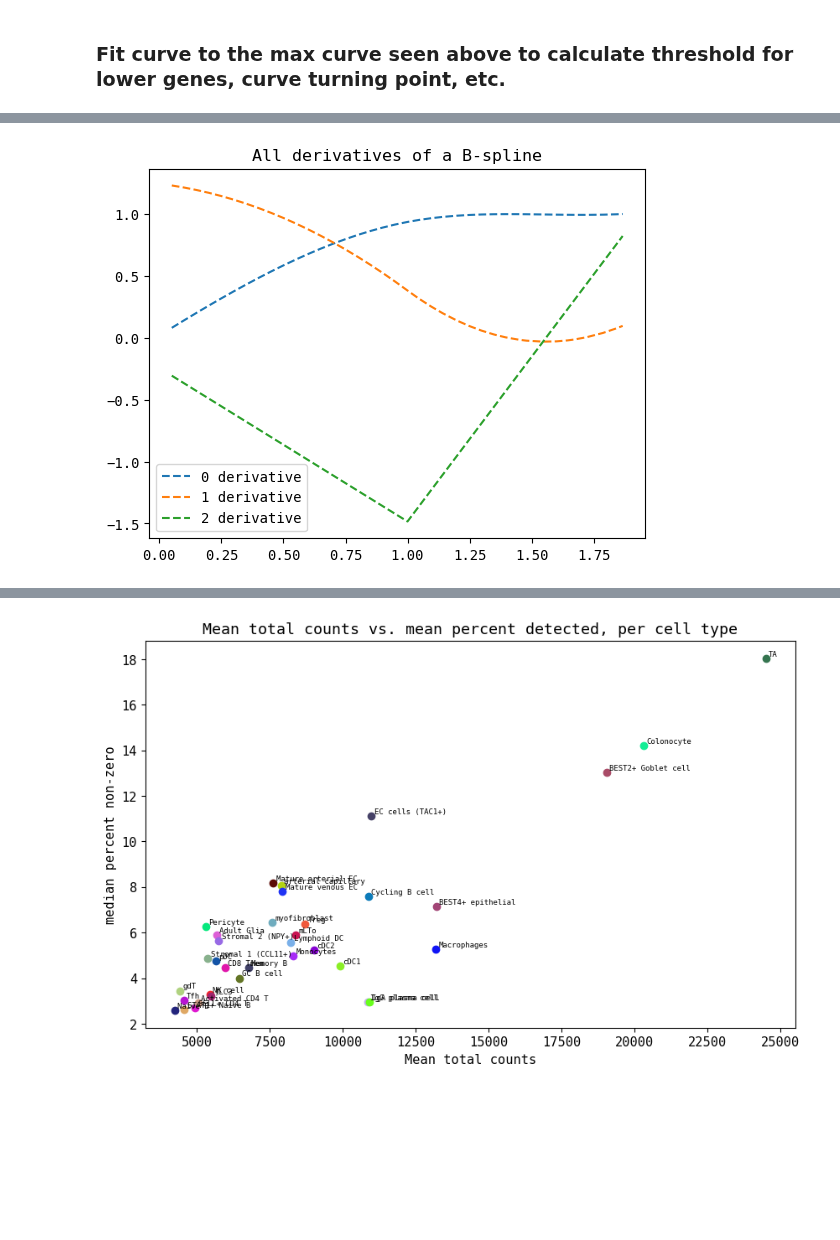
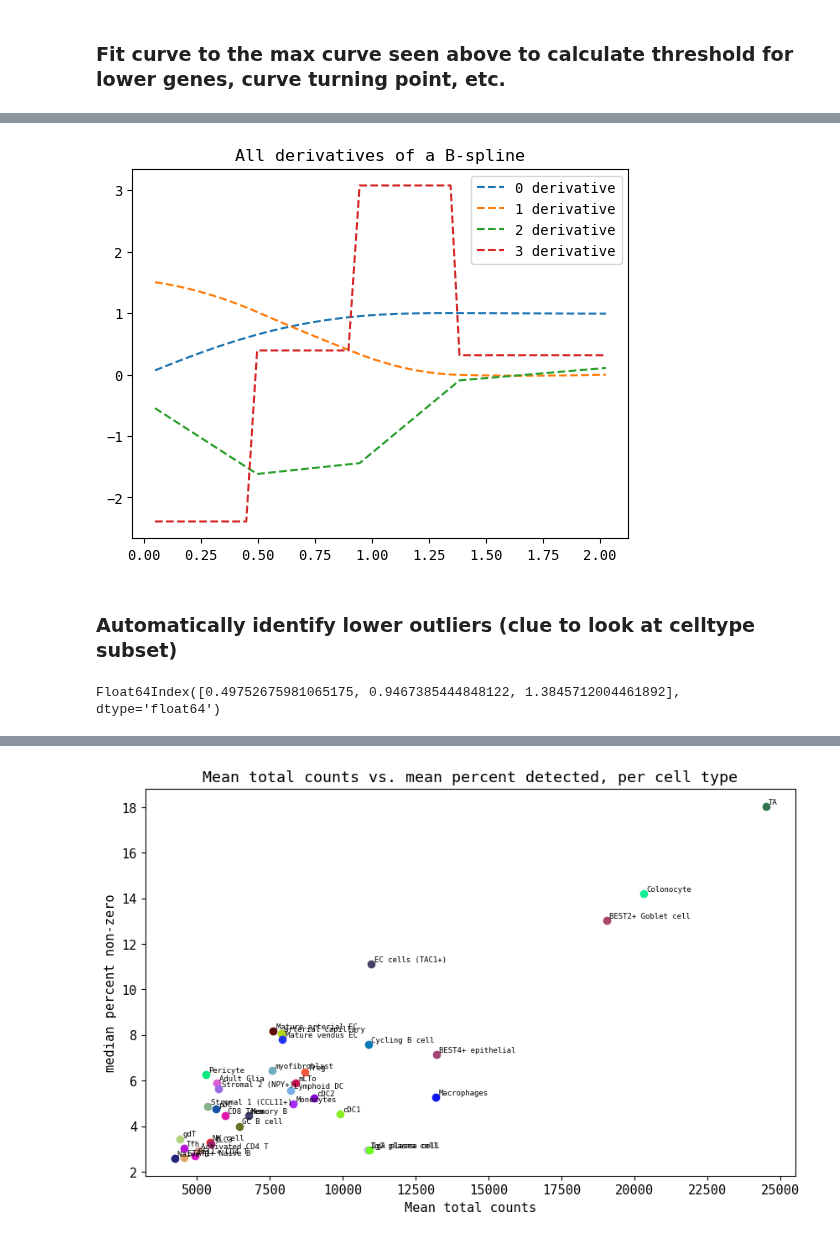
Before and after one commit to chickaroo/genereporter, a Jupyter notebook: src/pipeline.ipynb, the cells around one changed output, grey strips where cells are left out. Cells and saved outputs as stored; diff of their text form; code cells hidden in the pictures; blank space fills up the shorter version.

```diff
--- a/src/pipeline.ipynb
+++ b/src/pipeline.ipynb
@@ -30,8 +30,8 @@ AnnData object with n_obs × n_vars = 5397 × 16719
 # %%
 # set your gene of interest (GOI) here:
 
-GOI = "JCHAIN"
-cell_type = 'Plasma'
+GOI = "CASP8"
+cell_type = 'T Cell'
 # %%
 sc.pl.umap(
     adata,    color=["celltypist_cell_label_coarse"],
@@ -290,7 +289,7 @@ pl_expression_vs_detection(adata)
 ### Fit curve to the max curve seen above to calculate threshold for lower genes, curve turning point, etc.
 # %%
 # make bins and take maximum of each bin to get (x,y) points to fit sigmoid curve to
-df = pl_expression_vs_detection(adata, return_df=True)
+df = pl_expression_vs_detection(adata, cell_type='Plasma', return_df=True)
 df['percent_detected'] = df['percent_detected']/100
 df_bins = df.groupby(pd.cut(df['log1p(means)'], np.arange(0, max(df['log1p(means)']), 0.05))).max()
 #TODO issue here that the log1p(means) value is also always the max, as in the very top of the bin instead of the median for example?
@@ -366,0 +351,11 @@ plt.show()
+# %%
+# fit and plot splines
+tck = splrep(xdata, ydata, s=0.001)
+tck_s = splrep(xdata, ydata, s=len(xdata))
+
+# derivatives of spline function
+yders = interpolate.spalde(xdata, tck)
+yders_df = pd.DataFrame(yders, columns=['y', 'dy', 'd2y', 'd3y'], index= xdata.values)
+yders_df['d3y_diff'] = yders_df['d3y'].diff().fillna(0)
+# identify any changes in direction of the third derivative
+infls = yders_df[yders_df['d3y_diff'] != 0].index
@@ -367,12 +380,18 @@ plt.show()
 # %%
 # second derivative of spline function
 yders = interpolate.spalde(xdata, tck)
 plt.figure()
-for i in range(3):
+for i in range(4):
    plt.plot(xdata, [d[i] for d in yders], '--', label=f"{i} derivative")
 plt.legend()
 #plt.axis([-0.05, 6.33, -1.05, 1.05])
 plt.title('All derivatives of a B-spline')
 plt.show()
 # %% [output]
-[figure, old version]
+[figure, new version]
+# %% [markdown]
+### Automatically identify lower outliers (clue to look at celltype subset)
+# %%
+infls
+# %% [output]
+Float64Index([0.49752675981065175, 0.9467385444848122, 1.3845712004461892], dtype='float64')
```
Also changed, not shown: parts of 21 cells of this notebook.
